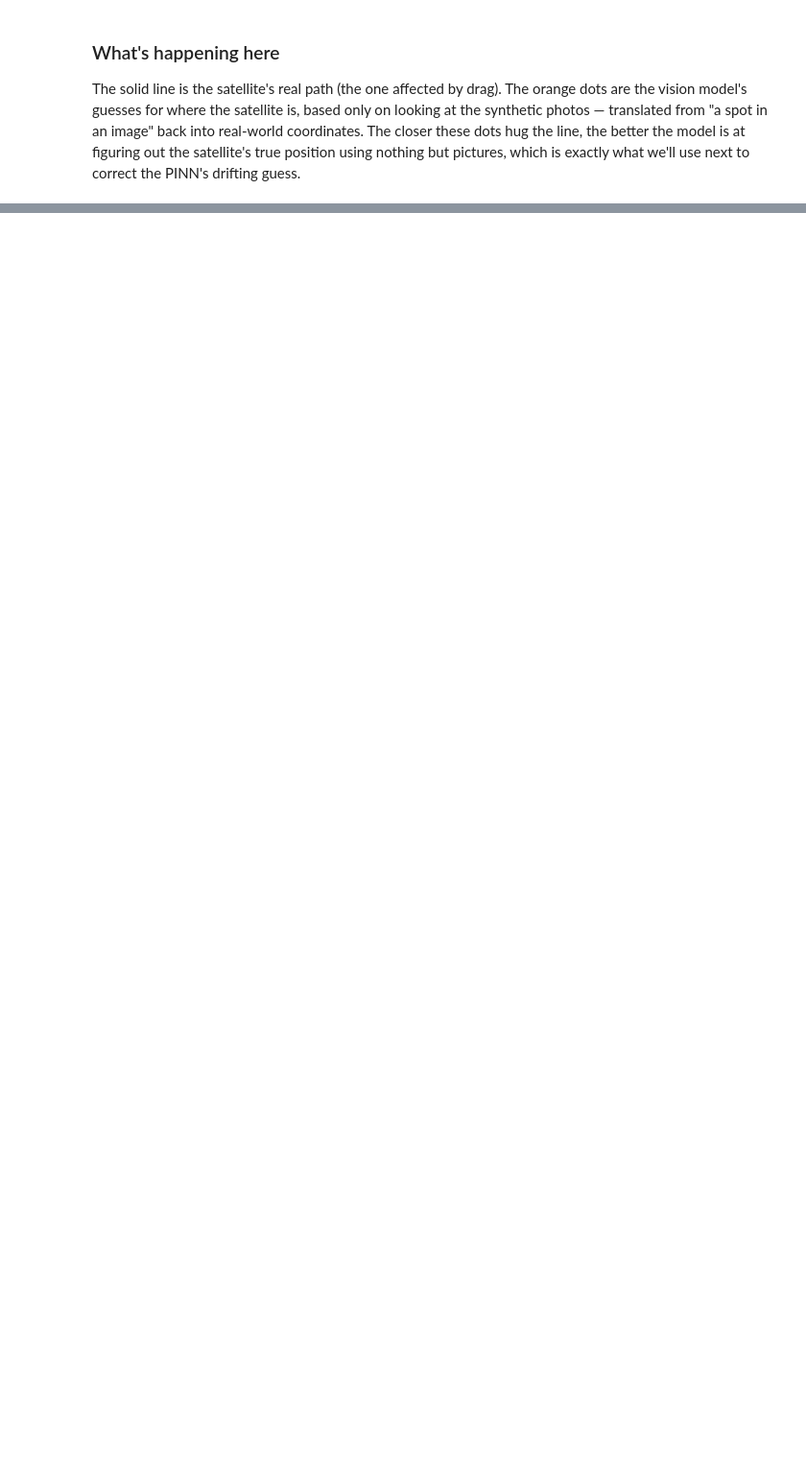
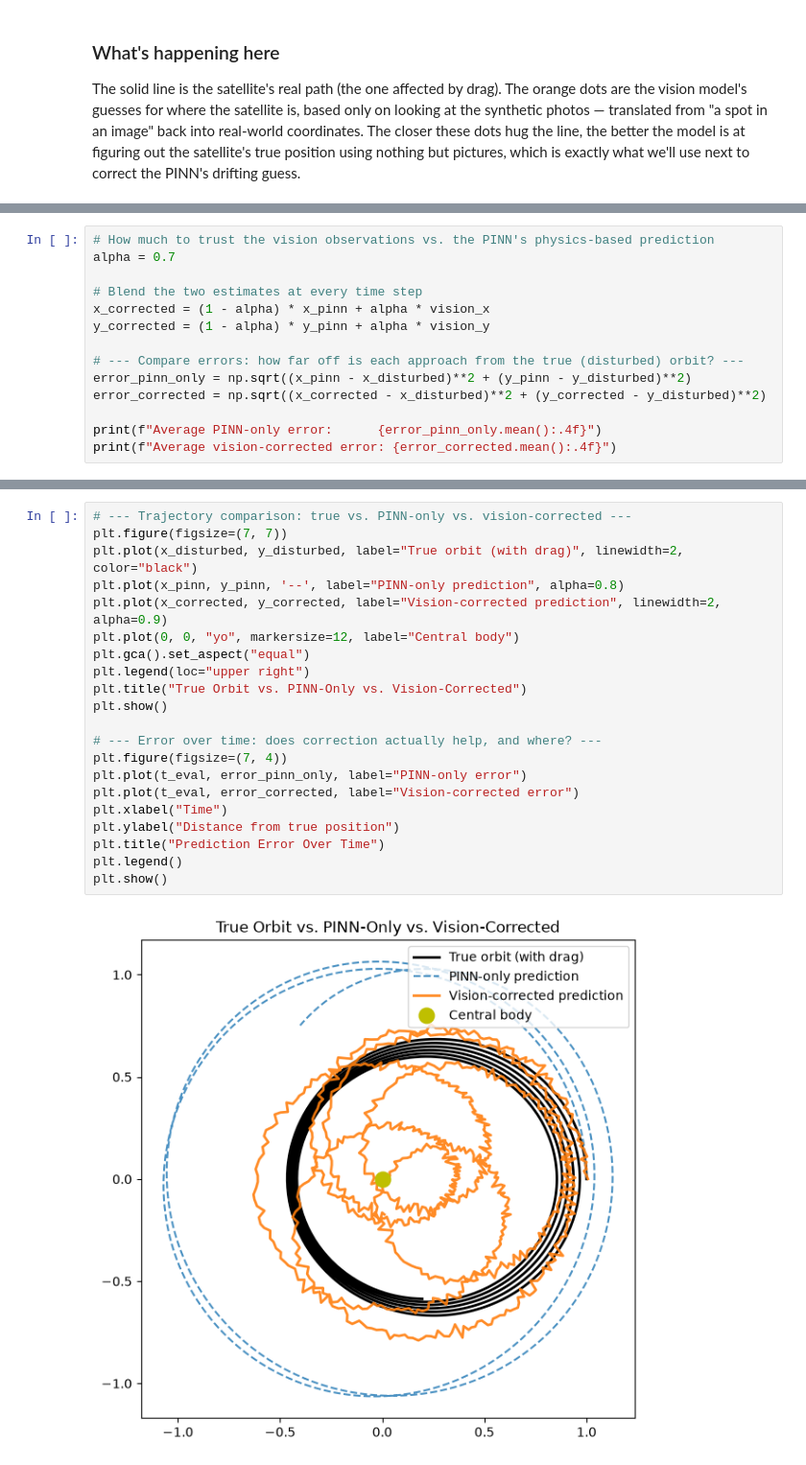
Before and after one commit to VicDeni/orbital-pinn, a Jupyter notebook: notebooks/02_vision_assisted_correction.ipynb, the cells around one changed output, grey strips where cells are left out. Shown at 96% size. Saved outputs shown, nothing was run; the diff lists cells and outputs as text; blank space fills up the shorter version.

```diff
--- a/notebooks/02_vision_assisted_correction.ipynb
+++ b/notebooks/02_vision_assisted_correction.ipynb
@@ -430,0 +442,14 @@ Now we bring the two branches together. At each moment, we have two estimates of
+# %%
+# How much to trust the vision observations vs. the PINN's physics-based prediction
+alpha = 0.7
+
+# Blend the two estimates at every time step
+x_corrected = (1 - alpha) * x_pinn + alpha * vision_x
+y_corrected = (1 - alpha) * y_pinn + alpha * vision_y
+
+# --- Compare errors: how far off is each approach from the true (disturbed) orbit? ---
+error_pinn_only = np.sqrt((x_pinn - x_disturbed)**2 + (y_pinn - y_disturbed)**2)
+error_corrected = np.sqrt((x_corrected - x_disturbed)**2 + (y_corrected - y_disturbed)**2)
+
+print(f"Average PINN-only error:      {error_pinn_only.mean():.4f}")
+print(f"Average vision-corrected error: {error_corrected.mean():.4f}")
@@ -430,0 +469,23 @@ Now we bring the two branches together. At each moment, we have two estimates of
+# %%
+# --- Trajectory comparison: true vs. PINN-only vs. vision-corrected ---
+plt.figure(figsize=(7, 7))
+plt.plot(x_disturbed, y_disturbed, label="True orbit (with drag)", linewidth=2, color="black")
+plt.plot(x_pinn, y_pinn, '--', label="PINN-only prediction", alpha=0.8)
+plt.plot(x_corrected, y_corrected, label="Vision-corrected prediction", linewidth=2, alpha=0.9)
+plt.plot(0, 0, "yo", markersize=12, label="Central body")
+plt.gca().set_aspect("equal")
+plt.legend(loc="upper right")
+plt.title("True Orbit vs. PINN-Only vs. Vision-Corrected")
+plt.show()
+
+# --- Error over time: does correction actually help, and where? ---
+plt.figure(figsize=(7, 4))
+plt.plot(t_eval, error_pinn_only, label="PINN-only error")
+plt.plot(t_eval, error_corrected, label="Vision-corrected error")
+plt.xlabel("Time")
+plt.ylabel("Distance from true position")
+plt.title("Prediction Error Over Time")
+plt.legend()
+plt.show()
+# %% [output]
+[figure, added]
```
Also changed, not shown: parts of 8 cells of this notebook.
